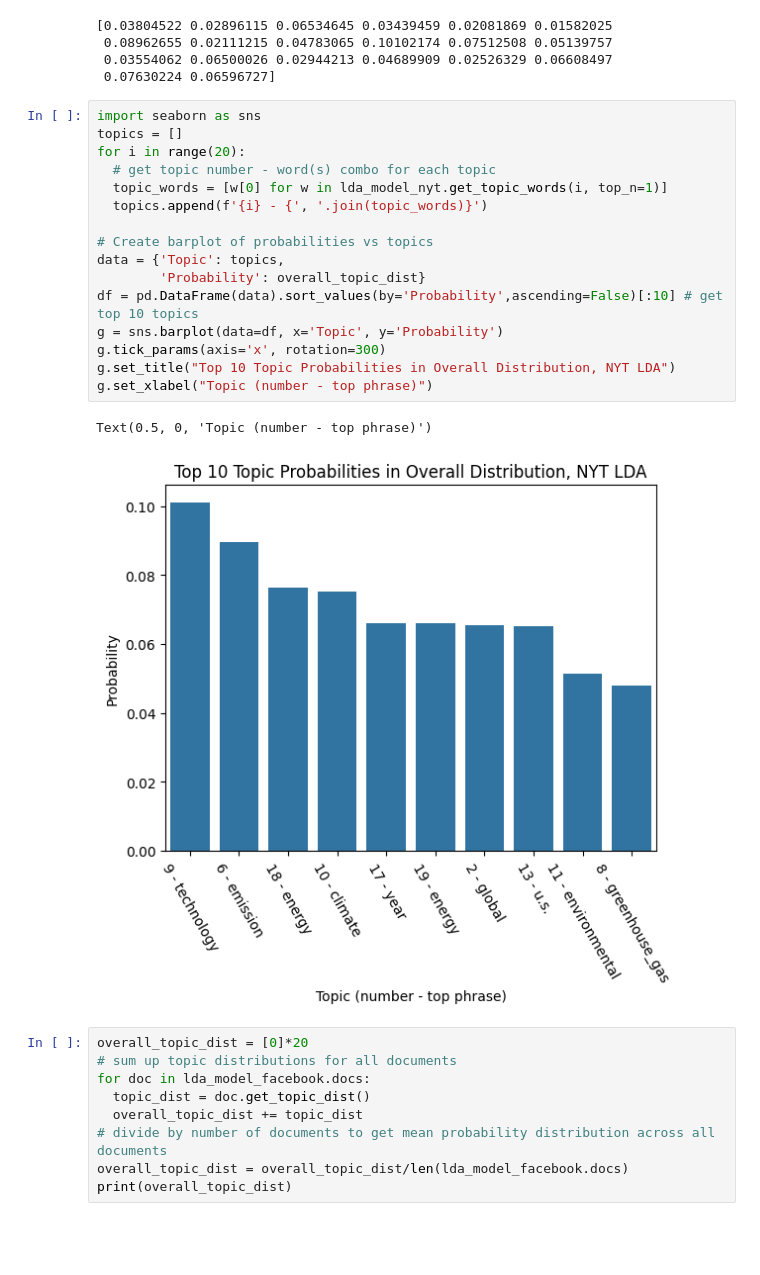
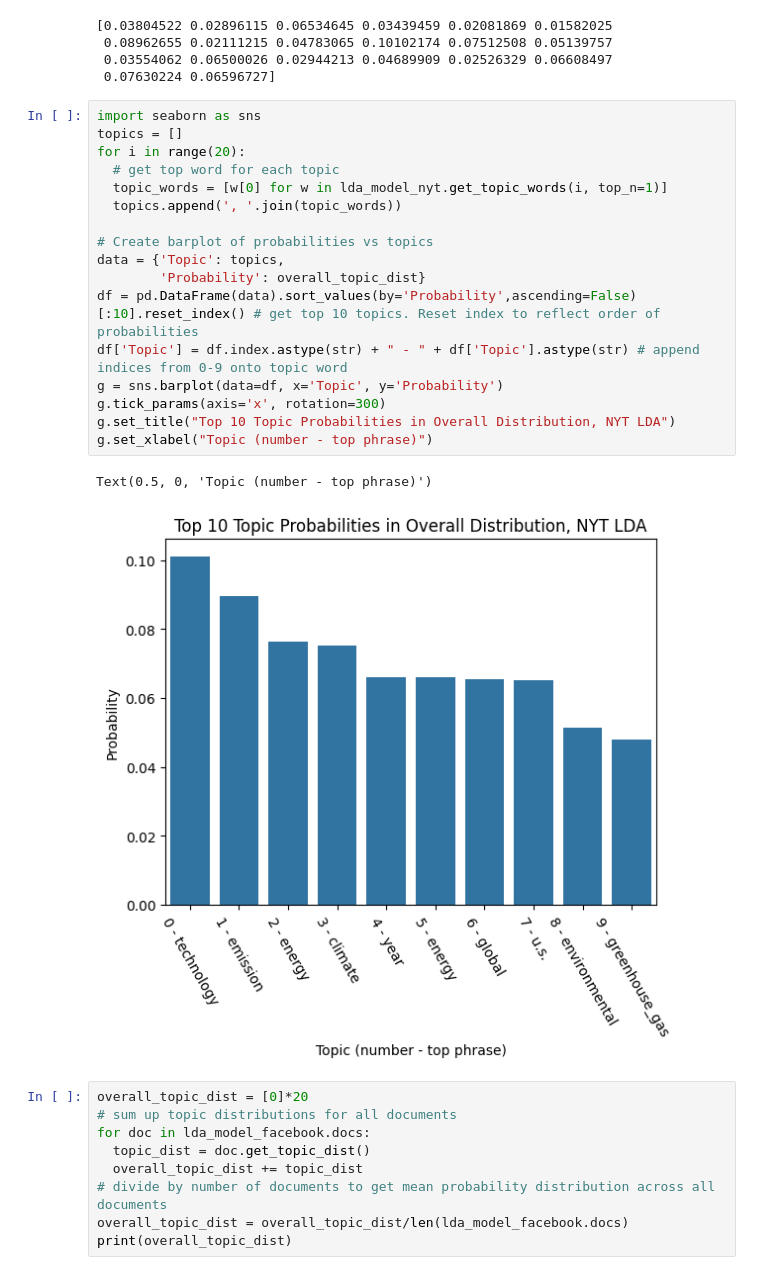
Before and after one commit to danielruskin/inst808_fall_2025_final_project, a Jupyter notebook: inst_808_final_project_main_methods.ipynb, the cells around one changed output. Drawn from its saved outputs; the diff is of its cells as text; blank space fills up the shorter version.

```diff
--- a/inst_808_final_project_main_methods.ipynb
+++ b/inst_808_final_project_main_methods.ipynb
@@ -350,22 +350,23 @@ print(overall_topic_dist)
 # %%
 import seaborn as sns
 topics = []
 for i in range(20):
-  # get topic number - word(s) combo for each topic
+  # get top word for each topic
   topic_words = [w[0] for w in lda_model_nyt.get_topic_words(i, top_n=1)]
-  topics.append(f'{i} - {', '.join(topic_words)}')
+  topics.append(', '.join(topic_words))
 
 # Create barplot of probabilities vs topics
 data = {'Topic': topics,
         'Probability': overall_topic_dist}
-df = pd.DataFrame(data).sort_values(by='Probability',ascending=False)[:10] # get top 10 topics
+df = pd.DataFrame(data).sort_values(by='Probability',ascending=False)[:10].reset_index() # get top 10 topics. Reset index to reflect order of probabilities
+df['Topic'] = df.index.astype(str) + " - " + df['Topic'].astype(str) # append indices from 0-9 onto topic word
 g = sns.barplot(data=df, x='Topic', y='Probability')
 g.tick_params(axis='x', rotation=300)
 g.set_title("Top 10 Topic Probabilities in Overall Distribution, NYT LDA")
 g.set_xlabel("Topic (number - top phrase)")
 # %% [output]
 Text(0.5, 0, 'Topic (number - top phrase)')
-[figure, old version]
+[figure, new version]
 # %%
 overall_topic_dist = [0]*20
 # sum up topic distributions for all documents
```
Also changed, not shown: parts of 6 cells of this notebook.
